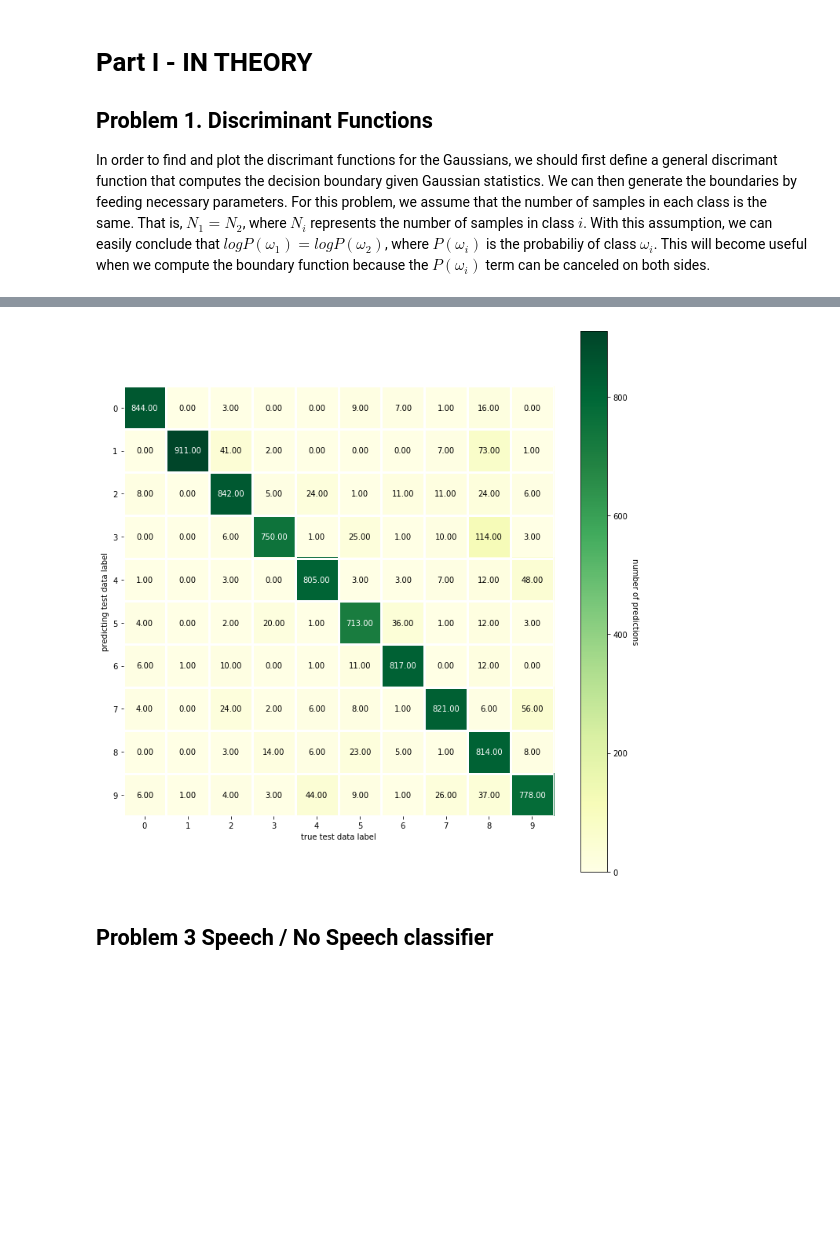
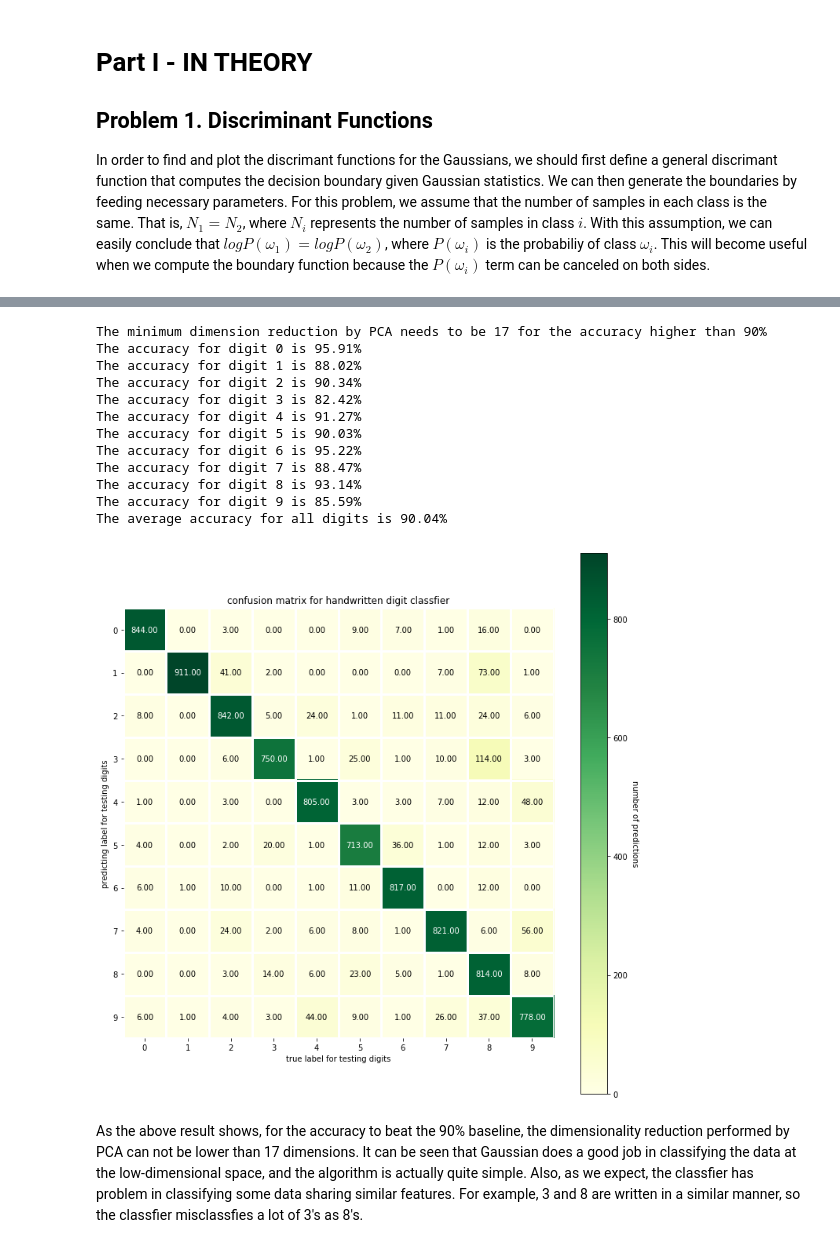
Before and after one commit to biggytruck/CS598PS, a Jupyter notebook: Problem_Set_3/Problem_Set_3.ipynb, the cells around one changed output, grey strips where cells are left out. Drawn from its saved outputs; the diff is of its cells as text; code cells hidden in the pictures; blank space fills up the shorter version.

```diff
--- a/Problem_Set_3/Problem_Set_3.ipynb
+++ b/Problem_Set_3/Problem_Set_3.ipynb
@@ -146,4 +275,0 @@ class Gaussian_clusters(object):
-# %%
-D_GC = Gaussian_clusters(d_train_data, d_train_label, k=17, cluster=10)
-D_GC.find_clusters()
-d_acc, d_confusion_mat = D_GC.predict(d_test_data, d_test_label)
@@ -269,16 +276,57 @@ def annotate_heatmap(im, data=None, valfmt="{x:.2f}",
-# %%
-fig, ax = plt.subplots(figsize=(10,10))
-true_label = pred_label = [str(i) for i in range(10)]
-
-im, cbar = heatmap(d_confusion_mat, true_label, pred_label, ax=ax,
-                   cmap="YlGn", cbarlabel="number of predictions")
-texts = annotate_heatmap(im)
-
-fig.tight_layout()
-plt.xlabel('true test data label')
-plt.ylabel('predicting test data label')
-plt.show()
-# %% [output]
-[figure, removed]
-# %% [markdown]
-## Problem 3 Speech / No Speech classifier
+# %%
+# load data and label
+datafile = np.load('digits-labels.npz')
+d_data = datafile['d'].T
+d_label = datafile['l']
+
+# preprocess data to divide them into training and testing sets
+d_train_data = np.zeros((1000,784))
+d_train_label = []
+d_test_data = []
+d_test_label = []
+for c in range(10):
+    d_train_data[(c*100):(c*100)+100] = d_data[np.where(d_label==c)[0][:100]]
+    d_train_label.append(d_label[np.where(d_label==c)[0][:100]])
+    d_test_data = np.append(d_test_data, d_data[np.where(d_label==c)[0][100:]])
+    d_test_label.append(d_label[np.where(d_label==c)[0][100:]])
+d_test_data = d_test_data.reshape((-1, 784))
+
+# generate Gaussians and predict testing dataset
+for k in range(1, 784):
+    D_GC = Gaussian_clusters(d_train_data, d_train_label, k=k, cluster=10)
+    D_GC.find_clusters()
+    d_acc, d_confusion_mat = D_GC.predict(d_test_data, d_test_label)
+    if np.mean(d_acc) >= 0.9:
+        ave_acc = np.mean(d_acc)
+        print('The minimum dimension reduction by PCA needs to be {} for the accuracy higher than 90%'.format(k))
+        break
+for i in range(10):
+    print('The accuracy for digit {} is {:.2f}%'.format(i, d_acc[i]*100))
+print('The average accuracy for all digits is {:.2f}%'.format(ave_acc*100))
+
+# plot confusion matrix
+fig, ax = plt.subplots(figsize=(10,10))
+true_label = pred_label = [str(i) for i in range(10)]
+im, cbar = heatmap(d_confusion_mat, true_label, pred_label, ax=ax, cmap="YlGn", cbarlabel="number of predictions")
+texts = annotate_heatmap(im)
+fig.tight_layout()
+plt.title('confusion matrix for handwritten digit classfier')
+plt.xlabel('true label for testing digits')
+plt.ylabel('predicting label for testing digits')
+plt.show()
+# %% [output]
+The minimum dimension reduction by PCA needs to be 17 for the accuracy higher than 90%
+The accuracy for digit 0 is 95.91%
+The accuracy for digit 1 is 88.02%
+The accuracy for digit 2 is 90.34%
+The accuracy for digit 3 is 82.42%
+The accuracy for digit 4 is 91.27%
+The accuracy for digit 5 is 90.03%
+The accuracy for digit 6 is 95.22%
+The accuracy for digit 7 is 88.47%
+The accuracy for digit 8 is 93.14%
+The accuracy for digit 9 is 85.59%
+The average accuracy for all digits is 90.04%
+[figure, added]
+# %% [markdown]
+As the above result shows, for the accuracy to beat the 90% baseline, the dimensionality reduction performed by PCA can not be lower than 17 dimensions. It can be seen that Gaussian does a good job in classifying the data at the low-dimensional space, and the algorithm is actually quite simple. Also, as we expect, the classfier has problem in classifying some data sharing similar features. For example, 3 and 8 are written in a similar manner, so the classfier misclassfies a lot of 3's as 8's.
```
Also changed, not shown: parts of 24 cells of this notebook, 2 other files.
